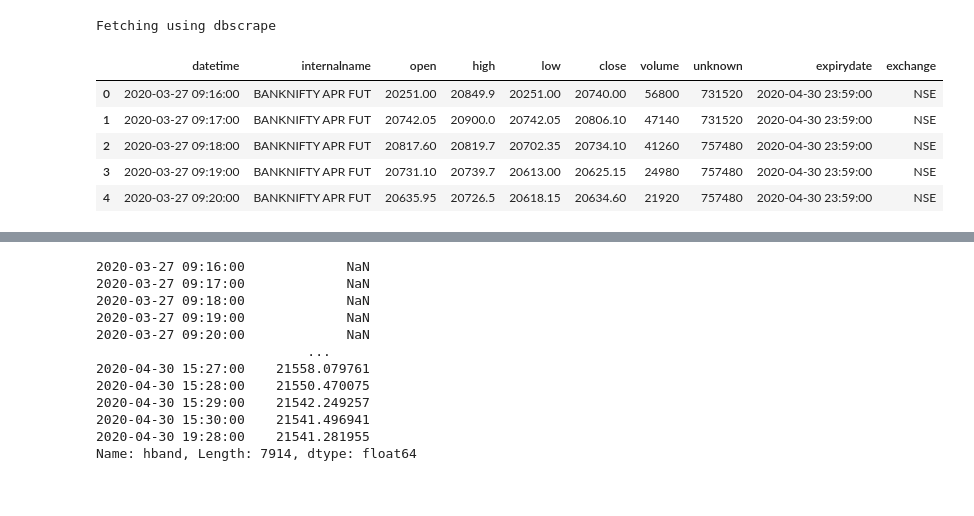
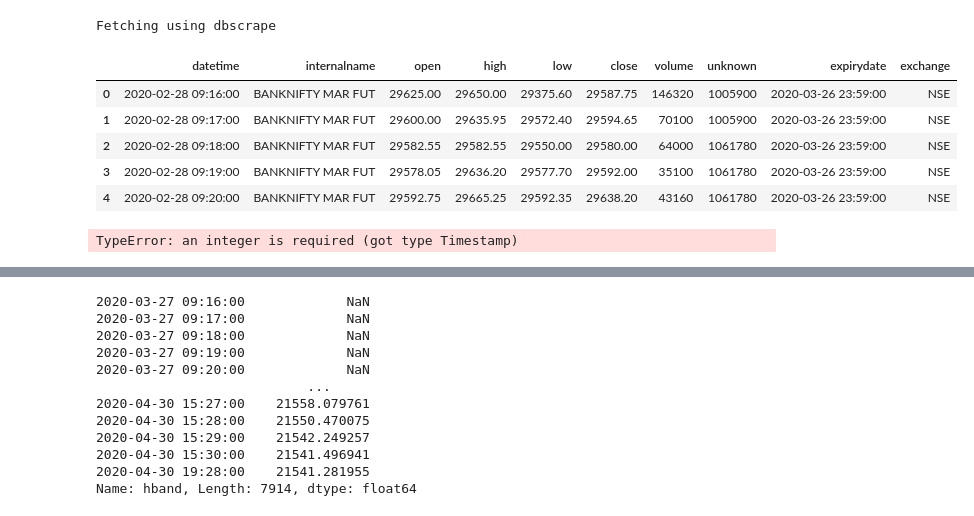
Before and after one commit to pikujs/Algo-Trading, a Jupyter notebook: notebook.ipynb, the cells around one changed output, grey strips where cells are left out. Saved outputs shown, nothing was run; the diff lists cells and outputs as text; code cells hidden in the pictures.

Commit message:
lots of updates
Its been a long time since the last commit. there are are lot of updates on this

```diff
--- a/notebook.ipynb
+++ b/notebook.ipynb
@@ -30,18 +54,25 @@ data.head()
 # %%
 print("Fetching using dbscrape")
 banknifty_table = "BANKNIFTY_F1"
 
 startdate = "2020-02-02 09:30:00"
 enddate = "2020-02-29 15:30:00"
 
 #data = dbscrape.gettablerange(*(timscale_setup.get_config()), banknifty_table, startdate, enddate)
-rawdata = dbscrape.expirymonth(*(timscale_setup.get_config()), banknifty_table, 4, 2020)
+rawdata = dbscrape.expirymonth(*(timscale_setup.get_config()), banknifty_table, 3, 2020)
 rawdata.head()
 # %% [output]
 Fetching using dbscrape
 |  | datetime | internalname | open | high | low | close | volume | unknown | expirydate | exchange |
-| 0 | 2020-03-27 09:16:00 | BANKNIFTY APR FUT | 20251.00 | 20849.9 | 20251.00 | 20740.00 | 56800 | 731520 | 2020-04-30 23:59:00 | NSE |
-| 1 | 2020-03-27 09:17:00 | BANKNIFTY APR FUT | 20742.05 | 20900.0 | 20742.05 | 20806.10 | 47140 | 731520 | 2020-04-30 23:59:00 | NSE |
-| 2 | 2020-03-27 09:18:00 | BANKNIFTY APR FUT | 20817.60 | 20819.7 | 20702.35 | 20734.10 | 41260 | 757480 | 2020-04-30 23:59:00 | NSE |
-| 3 | 2020-03-27 09:19:00 | BANKNIFTY APR FUT | 20731.10 | 20739.7 | 20613.00 | 20625.15 | 24980 | 757480 | 2020-04-30 23:59:00 | NSE |
-| 4 | 2020-03-27 09:20:00 | BANKNIFTY APR FUT | 20635.95 | 20726.5 | 20618.15 | 20634.60 | 21920 | 757480 | 2020-04-30 23:59:00 | NSE |
+| 0 | 2020-02-28 09:16:00 | BANKNIFTY MAR FUT | 29625.00 | 29650.00 | 29375.60 | 29587.75 | 146320 | 1005900 | 2020-03-26 23:59:00 | NSE |
+| 1 | 2020-02-28 09:17:00 | BANKNIFTY MAR FUT | 29600.00 | 29635.95 | 29572.40 | 29594.65 | 70100 | 1005900 | 2020-03-26 23:59:00 | NSE |
+| 2 | 2020-02-28 09:18:00 | BANKNIFTY MAR FUT | 29582.55 | 29582.55 | 29550.00 | 29580.00 | 64000 | 1061780 | 2020-03-26 23:59:00 | NSE |
+| 3 | 2020-02-28 09:19:00 | BANKNIFTY MAR FUT | 29578.05 | 29636.20 | 29577.70 | 29592.00 | 35100 | 1061780 | 2020-03-26 23:59:00 | NSE |
+| 4 | 2020-02-28 09:20:00 | BANKNIFTY MAR FUT | 29592.75 | 29665.25 | 29592.35 | 29638.20 | 43160 | 1061780 | 2020-03-26 23:59:00 | NSE |
+# %%
+import datetime as dt
+
+print(dt.datetime.fromtimestamp(rawdata["datetime"][100]))
+rawdata["datetime"][100].time() < dt.time(15,30)
+# %% [output]
+TypeError: an integer is required (got type Timestamp)
```
Also changed, not shown: parts of 15 cells of this notebook, 7 other files.
